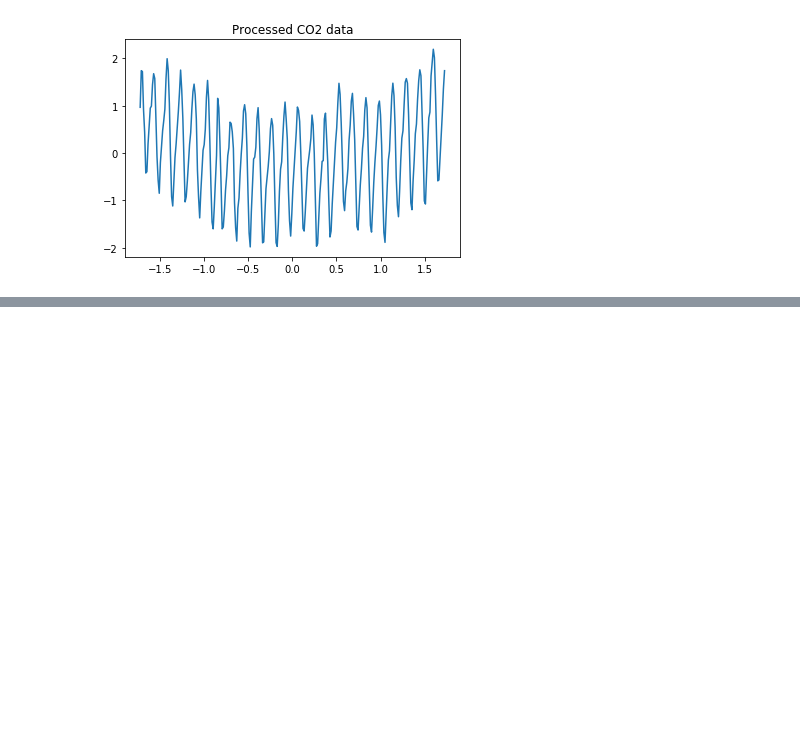
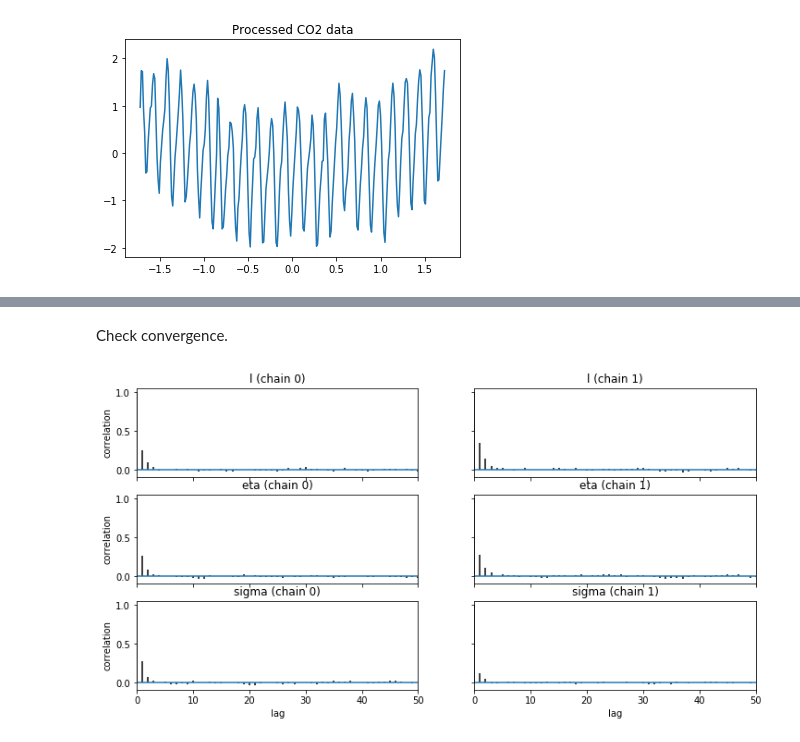
Before and after one commit to xuwd11/Dropout_Tutorial_in_PyTorch, a Jupyter notebook: index.ipynb, the cells around one changed output, grey strips where cells are left out. Saved outputs shown, nothing was run; the diff lists cells and outputs as text; code cells hidden in the pictures; blank space fills up the shorter version.

```diff
--- a/index.ipynb
+++ b/index.ipynb
@@ -302,12 +275,11 @@ Using TensorFlow backend.
 # %%
-f = h5py.File('data/train.h5', 'r')
+f = h5py.File('train_co2.h5', 'r')
 data_train = np.concatenate((f['data'].value, f['label'].value), axis=1)
 f.close()
 X_train = data_train[:, 0].reshape(-1, 1)
 y_train = data_train[:, 1].reshape(-1, 1)
-print(data_train.shape)
 
-f = h5py.File('data/test.h5', 'r')
+f = h5py.File('test_co2.h5', 'r')
 data_test = np.concatenate((f['data'].value, f['label'].value), axis=1)
 f.close()
 
@@ -390,5 +383,8 @@ IO('results/co2_regression_gp.pkl').to_pickle((m, trace1))
+# %% [markdown]
+Check convergence.
 # %%
-m, trace1 = IO('results/co2_regression_gp.pkl').read_pickle()
 pm.autocorrplot(trace1, max_lag=50);
+# %% [output]
+[figure, added]
 # %%
 pm.traceplot(trace1);
```
Also changed, not shown: parts of 20 cells of this notebook.
